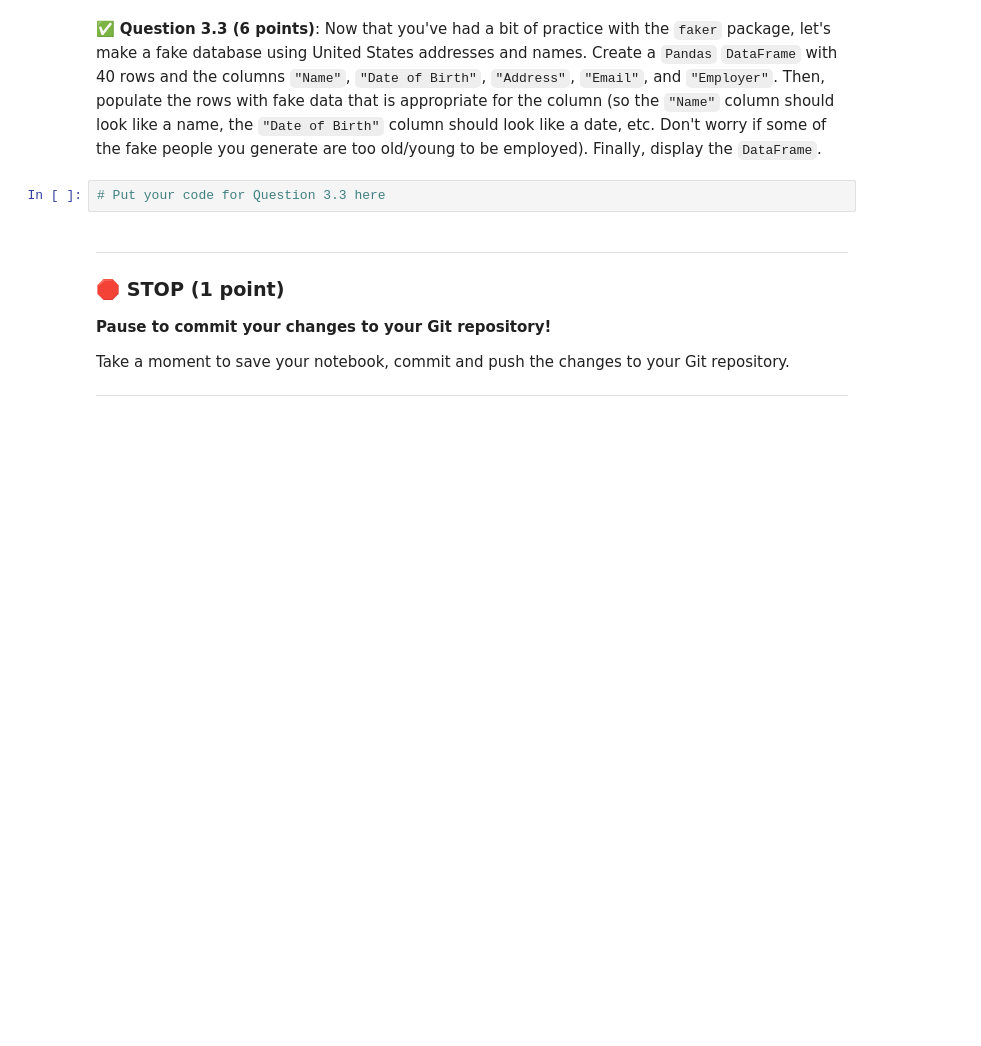
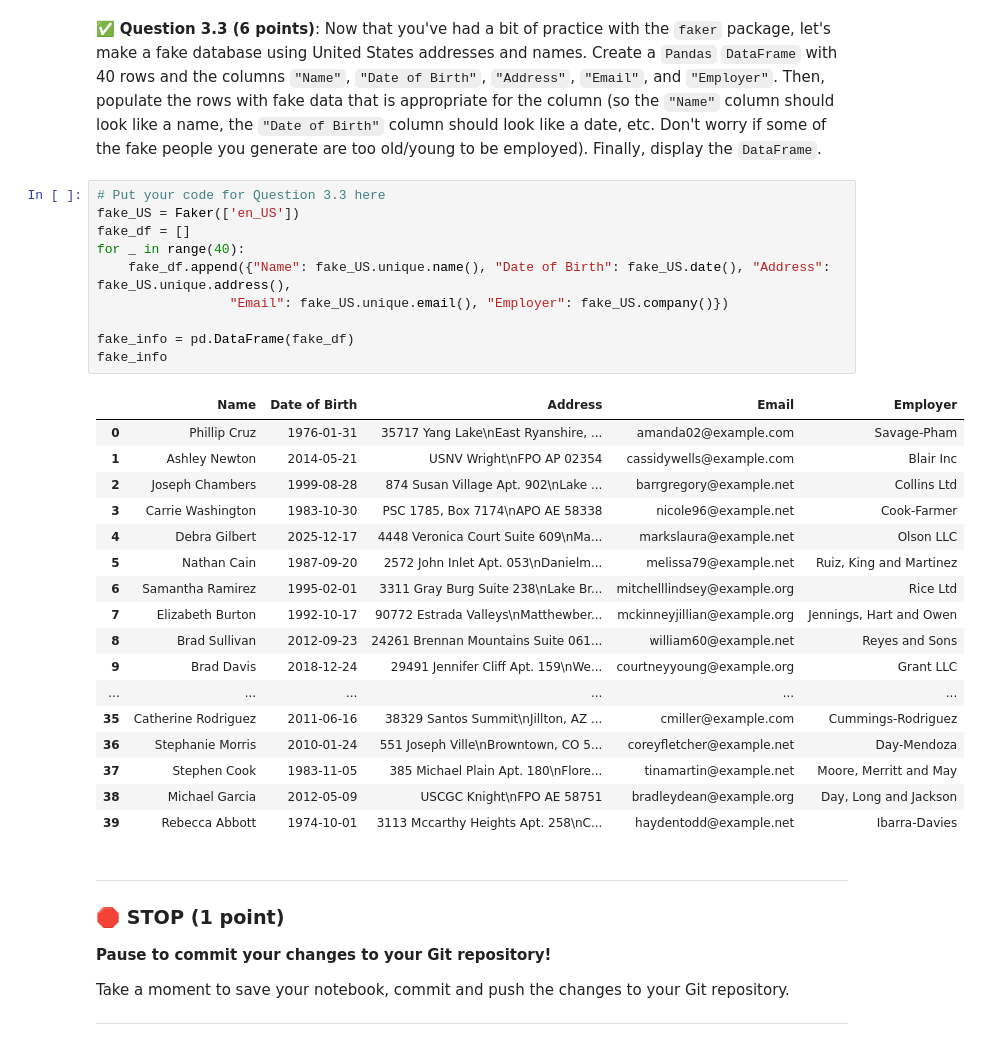
Before and after one commit to johnsje6/CMSE202-s26-turnin, a Jupyter notebook: midterm/CMSE202-Midterm-Section004-JessicaJohns.ipynb, the cells around one changed output. Cells and saved outputs as stored; diff of their text form; blank space fills up the shorter version.

```diff
--- a/midterm/CMSE202-Midterm-Section004-JessicaJohns.ipynb
+++ b/midterm/CMSE202-Midterm-Section004-JessicaJohns.ipynb
@@ -249,6 +248,32 @@ from faker import Faker
 &#9989; **Question 3.3 (6 points)**: Now that you've had a bit of practice with the `faker` package, let's make a fake database using United States addresses and names. Create a `Pandas` `DataFrame` with 40 rows and the columns `"Name"`, `"Date of Birth"`, `"Address"`, `"Email"`, and `"Employer"`. Then, populate the rows with fake data that is appropriate for the column (so the `"Name"` column should look like a name, the `"Date of Birth"` column should look like a date, etc. Don't worry if some of the fake people you generate are too old/young to be employed). Finally, display the `DataFrame`.
 # %%
 # Put your code for Question 3.3 here
+fake_US = Faker(['en_US'])
+fake_df = []
+for _ in range(40):
+    fake_df.append({"Name": fake_US.unique.name(), "Date of Birth": fake_US.date(), "Address": fake_US.unique.address(),
+                 "Email": fake_US.unique.email(), "Employer": fake_US.company()})
+
+fake_info = pd.DataFrame(fake_df)
+fake_info
+# %% [output]
+|  | Name | Date of Birth | Address | Email | Employer |
+| 0 | Phillip Cruz | 1976-01-31 | 35717 Yang Lake\nEast Ryanshire, ... | amanda02@example.com | Savage-Pham |
+| 1 | Ashley Newton | 2014-05-21 | USNV Wright\nFPO AP 02354 | cassidywells@example.com | Blair Inc |
+| 2 | Joseph Chambers | 1999-08-28 | 874 Susan Village Apt. 902\nLake ... | barrgregory@example.net | Collins Ltd |
+| 3 | Carrie Washington | 1983-10-30 | PSC 1785, Box 7174\nAPO AE 58338 | nicole96@example.net | Cook-Farmer |
+| 4 | Debra Gilbert | 2025-12-17 | 4448 Veronica Court Suite 609\nMa... | markslaura@example.net | Olson LLC |
+| 5 | Nathan Cain | 1987-09-20 | 2572 John Inlet Apt. 053\nDanielm... | melissa79@example.net | Ruiz, King and Martinez |
+| 6 | Samantha Ramirez | 1995-02-01 | 3311 Gray Burg Suite 238\nLake Br... | mitchelllindsey@example.org | Rice Ltd |
+| 7 | Elizabeth Burton | 1992-10-17 | 90772 Estrada Valleys\nMatthewber... | mckinneyjillian@example.org | Jennings, Hart and Owen |
+| 8 | Brad Sullivan | 2012-09-23 | 24261 Brennan Mountains Suite 061... | william60@example.net | Reyes and Sons |
+| 9 | Brad Davis | 2018-12-24 | 29491 Jennifer Cliff Apt. 159\nWe... | courtneyyoung@example.org | Grant LLC |
+| ... | ... | ... | ... | ... | ... |
+| 35 | Catherine Rodriguez | 2011-06-16 | 38329 Santos Summit\nJillton, AZ ... | cmiller@example.com | Cummings-Rodriguez |
+| 36 | Stephanie Morris | 2010-01-24 | 551 Joseph Ville\nBrowntown, CO 5... | coreyfletcher@example.net | Day-Mendoza |
+| 37 | Stephen Cook | 1983-11-05 | 385 Michael Plain Apt. 180\nFlore... | tinamartin@example.net | Moore, Merritt and May |
+| 38 | Michael Garcia | 2012-05-09 | USCGC Knight\nFPO AE 58751 | bradleydean@example.org | Day, Long and Jackson |
+| 39 | Rebecca Abbott | 1974-10-01 | 3113 Mccarthy Heights Apt. 258\nC... | haydentodd@example.net | Ibarra-Davies |
 # %% [markdown]
 ---
 ### &#128721; STOP (1 point)
```
Also changed, not shown: parts of 7 cells of this notebook.
